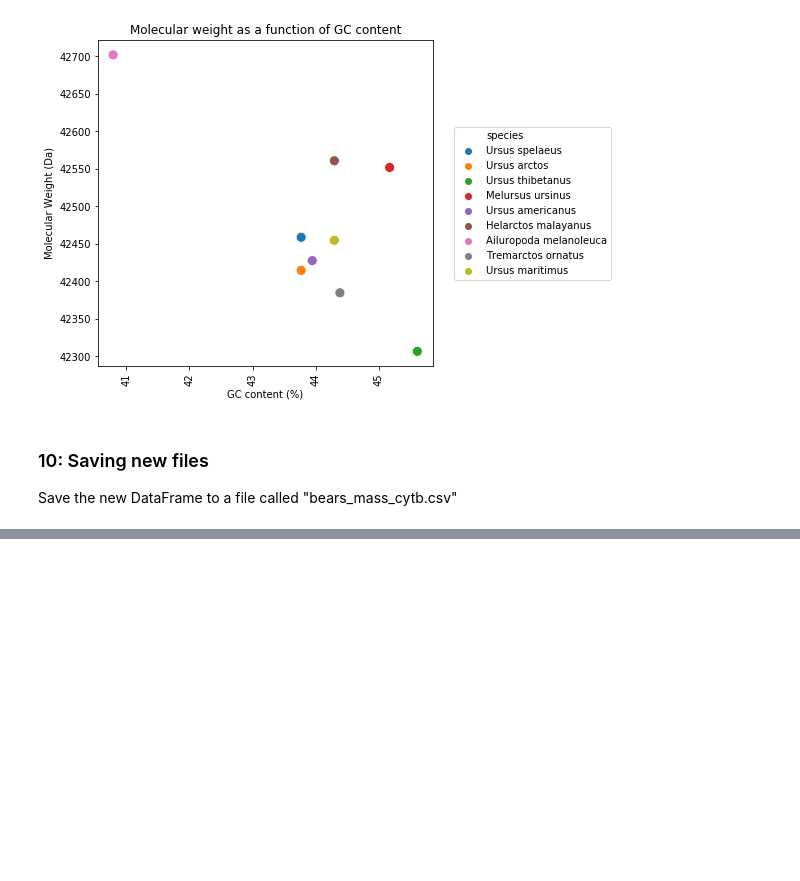
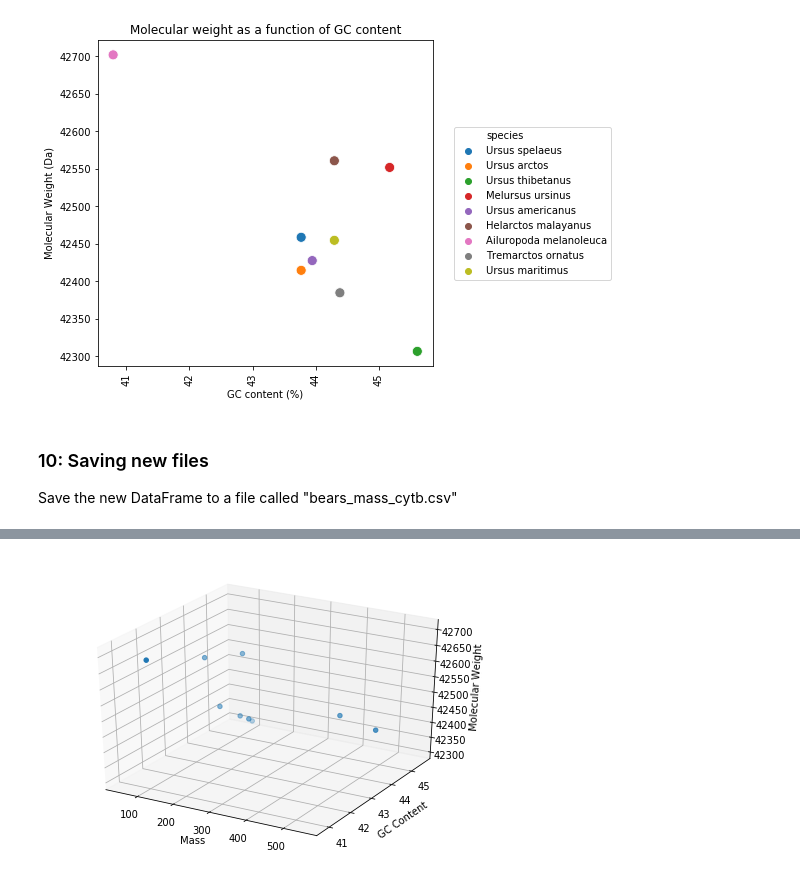
Before and after one commit to dkohlhase/BCB546X_Python_Assignment, a Jupyter notebook: Kohlhase_sequence_translate.ipynb, the cells around one changed output, grey strips where cells are left out. Saved outputs shown, nothing was run; the diff lists cells and outputs as text; code cells hidden in the pictures; blank space fills up the shorter version.

```diff
--- a/Kohlhase_sequence_translate.ipynb
+++ b/Kohlhase_sequence_translate.ipynb
@@ -109,6 +93,0 @@ MTYHHHE
-# %%
-def translate_Seq(Seq_object):  # we are creating a function called 'translate_function_ez'
-                                                 # and defining an argument called 'string_nucleotides' for the input files
-    coding_dna = Seq_object
-    aa_seq_string = coding_dna.translate(table="Vertebrate Mitochondrial", to_stop=True)
-    return(aa_seq_string)
@@ -118,0 +105,5 @@ Seq('MTNIRKTHPLAKIINNSLIDLPAPSNISAWWNFGSLLGVCLILQIMTGLFLAMH...SKW', ExtendedIUPA
+# %%
+# creating a function called 'translate_Seq' requiring an argument called 'Seq_object' for the input file
+def translate_Seq(Seq_object):
+    aa_seq_string = Seq_object.translate(table="Vertebrate Mitochondrial", to_stop=True)    # translates the input Seq object using the .translate() function while specifying the translation table "Vertebrate Mitochondrial" and telling the function to stop translating once it hits a stop codon
+    return(aa_seq_string)    # returns the translated sequence
@@ -271,0 +266,17 @@ Add functions or anything that might be interesting and fun. (optional)
+# %%
+fig = plt.figure()    # defines a new figure using the .figure() option
+ax = Axes3D(fig)    # uses the Axes3D to generate a 3D figure and assigns it to 'ax'
+
+z =list(bears_df['molecular_weight'])    # creates a list from the 'molecular_weight' column in the 'bears_df' dataframe and assigns it to 'z'
+y =list(bears_df['GC_content'])    # creates a list from the 'GC_content' column in the 'bears_df' dataframe and assigns it to 'y'
+x =list(bears_df['mass'])    # creates a list from the 'mass' column in the 'bears_df' dataframe and assigns it to 'x'
+
+ax.scatter(x, y, z)    # creates a 3D scatter plot using the 3 objects defined above for the respective axes
+
+ax.set_xlabel('Mass')    # renames the x-axis
+ax.set_ylabel('GC Content')    # renames the y-axis
+ax.set_zlabel('Molecular Weight')    # renames the z-axis
+
+plt.show()    # prints the graph
+# %% [output]
+[figure, added]
```
Also changed, not shown: parts of 49 cells of this notebook.
